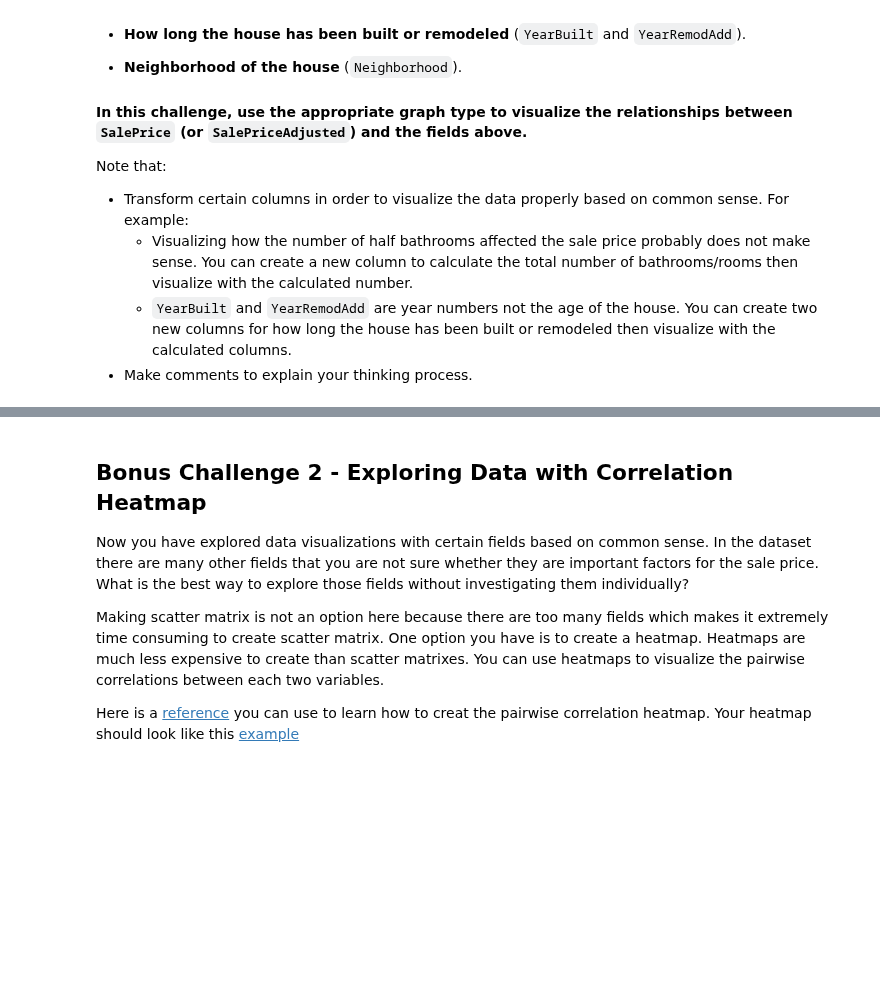
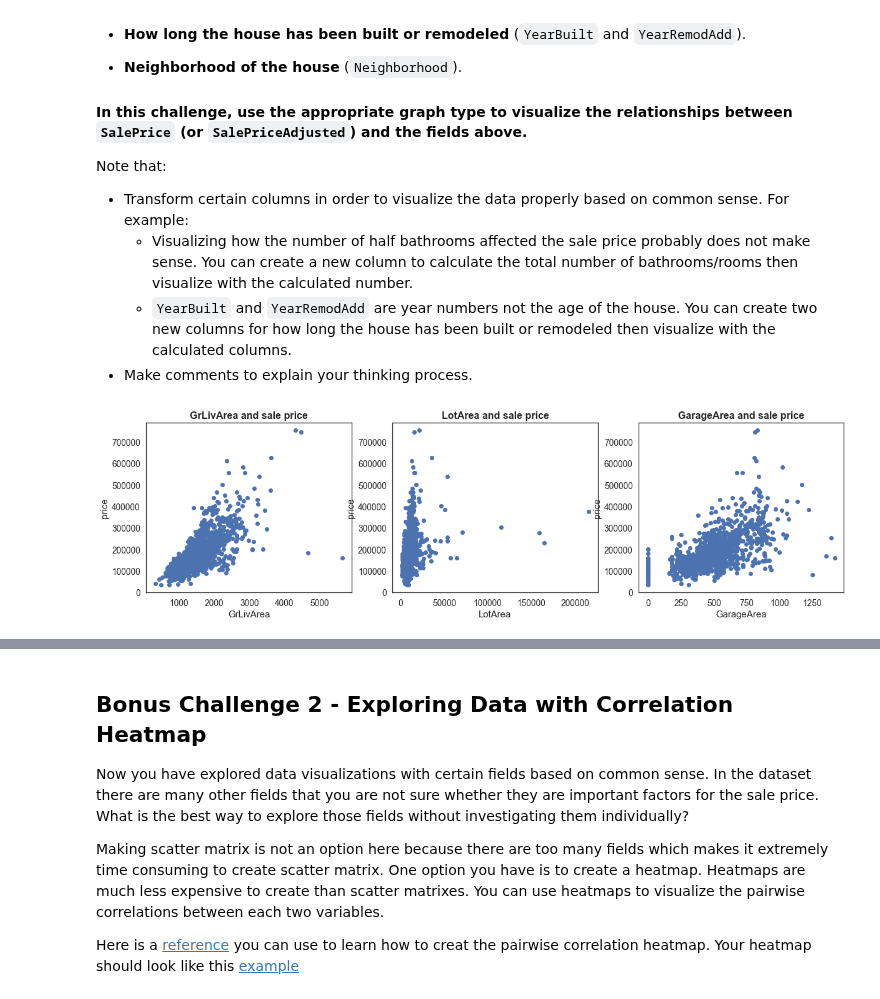
Before and after one commit to paoloironhack/data_analytics062020, a Jupyter notebook: labs/module_2/27-Storytelling-Data-Viz/your-code/main.ipynb, the cells around one changed output, grey strips where cells are left out. Saved outputs shown, nothing was run; the diff lists cells and outputs as text; code cells hidden in the pictures; blank space fills up the shorter version.

```diff
--- a/labs/module_2/27-Storytelling-Data-Viz/your-code/main.ipynb
+++ b/labs/module_2/27-Storytelling-Data-Viz/your-code/main.ipynb
@@ -94,0 +169,16 @@ Note that:
+# %%
+# Correlation size of the house and house price
+house_area = ['GrLivArea', 'LotArea', 'GarageArea']
+
+# Plotting
+f, ax = plt.subplots(1, len(house_area), figsize=(20,5))
+
+for i in range(len(house_area)):
+    ax[i].scatter(df[house_area[i]], df['SalePrice'])
+    ax[i].set_title(f'{house_area[i]} and sale price', fontweight = 600, size = 16)
+    ax[i].set_xlabel(f'{house_area[i]}')
+    ax[i].set_ylabel('price')
+
+plt.show()
+# %% [output]
+[figure, added]
```
Also changed, not shown: parts of 26 cells of this notebook, 3 other files.
